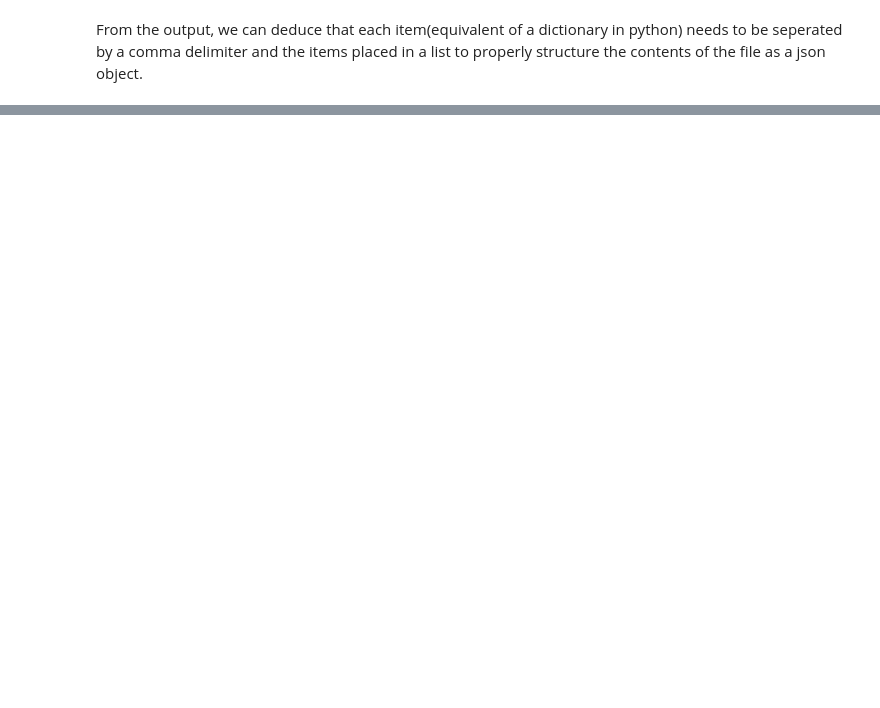
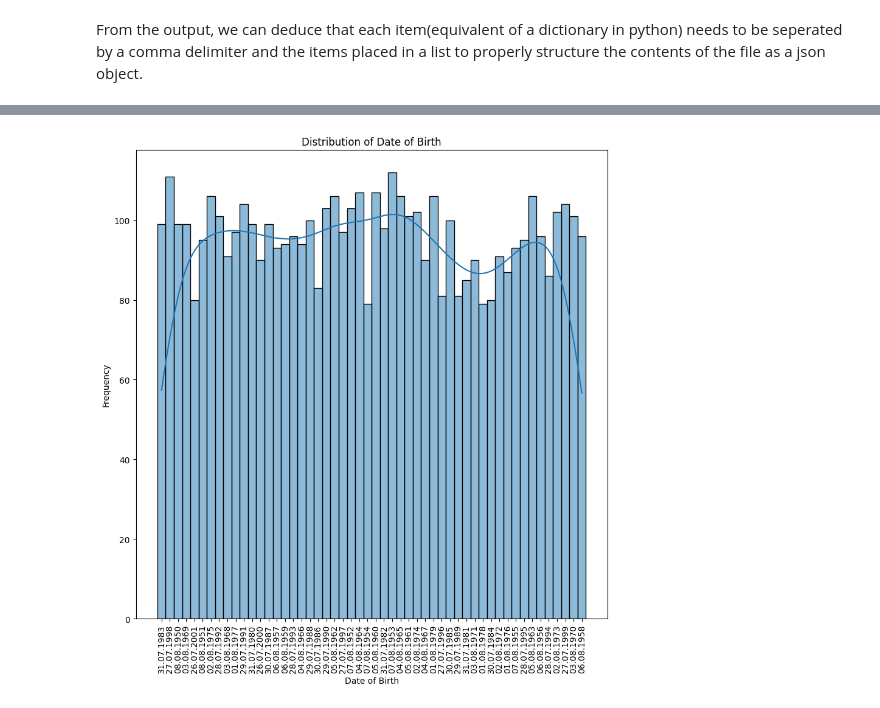
Before and after one commit to ovieimara/ITNPBD2, a Jupyter notebook: Assignment_ITNPBD2.ipynb, the cells around one changed output, grey strips where cells are left out. Cells and saved outputs as stored; diff of their text form; code cells hidden in the pictures; blank space fills up the shorter version.

```diff
--- a/Assignment_ITNPBD2.ipynb
+++ b/Assignment_ITNPBD2.ipynb
@@ -129,8 +130,8 @@ JSONDecodeError: Extra data: line 2 column 1 (char 2508)
 from the error, I can deduce the json file been read is not properly structured, with proper delimiters. So I am going to read the first 5 lines to ascertain file structure
 # %%
 #view the structure of the file
-with open(jcpenney_products_file) as f:
-    result = []
-    data = f.readlines() # read all lines of data into a list
-    for line in data[:2]: #read the first 5 lines
-      display(line)
+# with open(jcpenney_products_file) as f:
+#     result = []
+#     data = f.readlines() # read all lines of data into a list
+#     for line in data[:2]: #read the first 5 lines
+#       display(line)
@@ -141,10 +139,11 @@ with open(jcpenney_products_file) as f:
  From the output, we can deduce that each item(equivalent of a dictionary in python) needs to be seperated by a comma delimiter and the items placed in a list to properly structure the contents of the file as a json object.
 # %%
 #function that takes an unstructured json file with missing comma delimiters
-#as a parameter. The function returns a json string
-def parseJsonFile(file: str) -> json:
+#as a parameter. The function returns a structured json string
+def parseUnstructuredJsonFile(file: str) -> str:
   with open(file) as f:
       unstructured_data = f.readlines()
       return json.dumps([json.loads(line) for line in unstructured_data])
 
-data = parseJsonFile(jcpenney_products_file)
+cpenney_products_json_str = parseUnstructuredJsonFile(jcpenney_products_file)
+jcpenney_reviewers_json_str = parseUnstructuredJsonFile(jcpenney_reviewers_file)
@@ -153,5 +150,5 @@ data = parseJsonFile(jcpenney_products_file)
 # %%
 #load json content to python object
 # display(data[:10000])
-json_data = json.loads(data)
-display(type(json_data))
+# cpenney_products_obj = json.loads(cpenney_products_json_str)
+# cpenney_reviewers_obj = json.loads(jcpenney_reviewers_json_str)
@@ -159,0 +155,7 @@ str
+# %%
+#function to create a pandas dataframe from json string
+def createPdDataFrame(data: str) -> pd.DataFrame:
+  return pd.DataFrame(json.loads(data))
+
+cpenney_products_df = createPdDataFrame(cpenney_products_json_str)
+cpenney_reviewers_df = createPdDataFrame(jcpenney_reviewers_json_str)
@@ -159,0 +265,10 @@ str
+# %%
+plt.figure(figsize=(10, 10))
+sns.histplot(cpenney_reviewers_df['DOB'], kde=True)
+plt.xlabel('Date of Birth')
+plt.ylabel('Frequency')
+plt.title('Distribution of Date of Birth')
+plt.xticks(rotation=90)
+plt.show()
+# %% [output]
+[figure, added]
```
Also changed, not shown: parts of 22 cells of this notebook.
